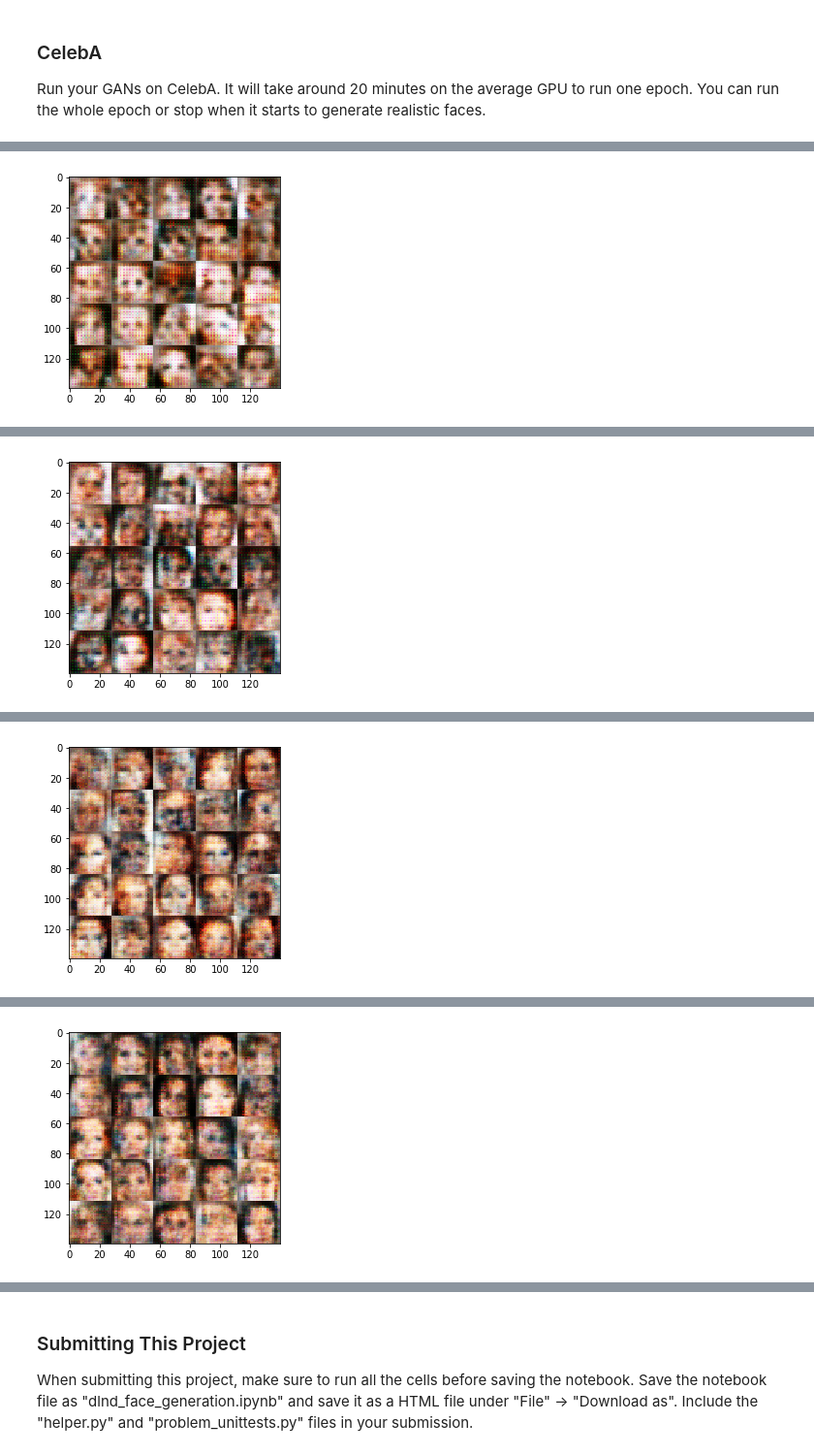
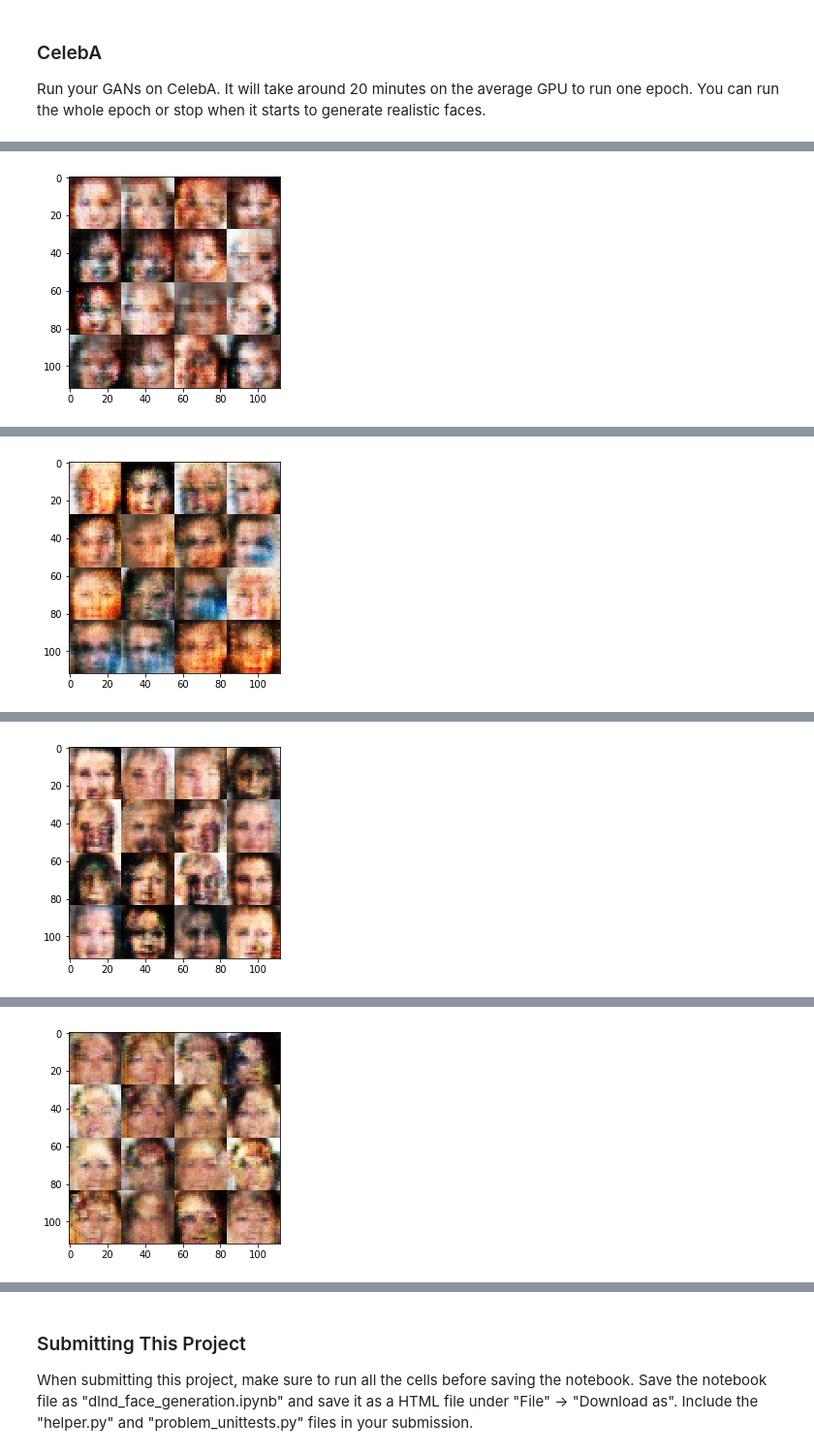
Before and after one commit to FrancescoPalma/Udacity-Deep-Learning-Foundations-5, a Jupyter notebook: dlnd_face_generation.ipynb, the cells around one changed output, grey strips where cells are left out. Shown: that part at 97% size. Cells and saved outputs as stored; diff of their text form; code cells hidden in the pictures.

```diff
--- a/dlnd_face_generation.ipynb
+++ b/dlnd_face_generation.ipynb
@@ -135,7 +135,7 @@ Tests Passed
 ### Discriminator
 Implement `discriminator` to create a discriminator neural network that discriminates on `images`.  This function should be able to reuse the variabes in the neural network.  Use [`tf.variable_scope`](https://www.tensorflow.org/api_docs/python/tf/variable_scope) with a scope name of "discriminator" to allow the variables to be reused.  The function should return a tuple of (tensor output of the generator, tensor logits of the generator).
 # %%
-def discriminator(images, reuse=False, alpha=0.2):
+def discriminator(images, reuse=False, alpha=0.1):
     """
     Create the discriminator network
     :param image: Tensor of input image(s)
@@ -144,18 +144,22 @@ def discriminator(images, reuse=False, alpha=0.2):
     """
     # TODO: Implement Function
     with tf.variable_scope('discriminator', reuse=reuse):
-        # Input layer (images) is 28x28x3 so we have to apply a Convolution layer that turns it into 14x14x32
-        conv1 = tf.layers.conv2d(images, 32, 5, strides=2, padding='same')
-        relu1 = tf.maximum(alpha * conv1, conv1)
+        x1 = tf.layers.conv2d(images, 64, 3, strides=2, padding='same')
+        relu1 = tf.maximum(alpha * x1, x1)
 
-        # Next step is to apply another Convolution layer to get 7x7x64
-        # We also apply Batch Normalization on x2
-        conv2 = tf.layers.conv2d(conv1, 64, 5, strides=2, padding='same')
-        batch_norm = tf.layers.batch_normalization(conv2, training=True)
-        relu2 = tf.maximum(alpha * conv2, conv2)
+        x2 = tf.layers.conv2d(relu1, 128, 3, strides=2, padding='same')
+        bn2 = tf.layers.batch_normalization(x2, training=True)
+        relu2 = tf.maximum(alpha * bn2, bn2)
 
-        # Finally, we flatten the Output of 7x7x64
-        flatten = tf.reshape(relu2, (-1, 7*7*64))
+        x3 = tf.layers.conv2d(relu2, 256, 3, strides=2, padding='same')
+        bn3 = tf.layers.batch_normalization(x3, training=True)
+        relu3 = tf.maximum(alpha * bn3, bn3)
+
+        x4 = tf.layers.conv2d(relu3, 512, 3, strides=2, padding='same')
+        bn4 = tf.layers.batch_normalization(x4, training=True)
+        relu4 = tf.maximum(alpha * bn4, bn4)
+
+        flatten = tf.reshape(relu3, (-1, 2*2*512))
         logits = tf.layers.dense(flatten, 1)
         output = tf.sigmoid(logits)
 
@@ -262,12 +275,14 @@ def model_opt(d_loss, g_loss, learning_rate, beta1):
     """
     # TODO: Implement Function
     t_vars = tf.trainable_variables()
+    g_vars = [var for var in t_vars if var.name.startswith('generator')]
     d_vars = [var for var in t_vars if var.name.startswith('discriminator')]
-    g_vars = [var for var in t_vars if var.name.startswith('generator')]
 
-    # Optimize using tf.train.AdamOptimizer()
-    d_train_opt = tf.train.AdamOptimizer(learning_rate, beta1=beta1).minimize(d_loss, var_list=d_vars)
-    g_train_opt = tf.train.AdamOptimizer(learning_rate, beta1=beta1).minimize(g_loss, var_list=g_vars)
+    update_ops = tf.get_collection(tf.GraphKeys.UPDATE_OPS)
+    gen_updates = [opt for opt in update_ops if opt.name.startswith('generator')]
+    d_train_opt = tf.train.AdamOptimizer(learning_rate=learning_rate, beta1=beta1).minimize(d_loss, var_list=d_vars)
+    with tf.control_dependencies(gen_updates):
+        g_train_opt = tf.train.AdamOptimizer(learning_rate=learning_rate,beta1=beta1).minimize(g_loss, var_list=g_vars)
 
     return d_train_opt, g_train_opt
 
@@ -348,7 +363,7 @@ def train(epoch_count, batch_size, z_dim, learning_rate, beta1, get_batches, dat
         for epoch_i in range(epoch_count):
             for batch_images in get_batches(batch_size):
                 # TODO: Train Model
-                batch_images *= 2
+                batch_images *= 2.0
                 steps += 1
 
                 # Generate sample random noise for Generator
@@ -370,7 +385,7 @@ def train(epoch_count, batch_size, z_dim, learning_rate, beta1, get_batches, dat
                     losses.append((train_loss_d, train_loss_g))
 
                 if steps % show_every == 0:
-                    show_generator_output(sess, 25, z_input, img_d, data_image_mode)
+                    show_generator_output(sess, 16, z_input, img_d, data_image_mode)
 
     return losses
 # %% [markdown]
@@ -465,8 +479,8 @@ Run your GANs on CelebA.  It will take around 20 minutes on the average GPU to r
 # %%
 batch_size = 64
 z_dim = 100
-learning_rate = 0.0006
-beta1 = 0.5
+learning_rate = 0.0005
+beta1 = 0.4
 
 """
 DON'T MODIFY ANYTHING IN THIS CELL THAT IS BELOW THIS LINE
@@ -491 +505 @@ Epoch 1/1... Discriminator Loss: 1.2726... Generator Loss: 0.9087
-[figure, old version]
+[figure, new version]
@@ -502 +516 @@ Epoch 1/1... Discriminator Loss: 1.2692... Generator Loss: 0.8402
-[figure, old version]
+[figure, new version]
@@ -513 +527 @@ Epoch 1/1... Discriminator Loss: 1.3883... Generator Loss: 0.6692
-[figure, old version]
+[figure, new version]
@@ -524 +538 @@ Epoch 1/1... Discriminator Loss: 1.3855... Generator Loss: 0.6927
-[figure, old version]
+[figure, new version]
```
Also changed, not shown: parts of 3 cells of this notebook, 1 other file.
